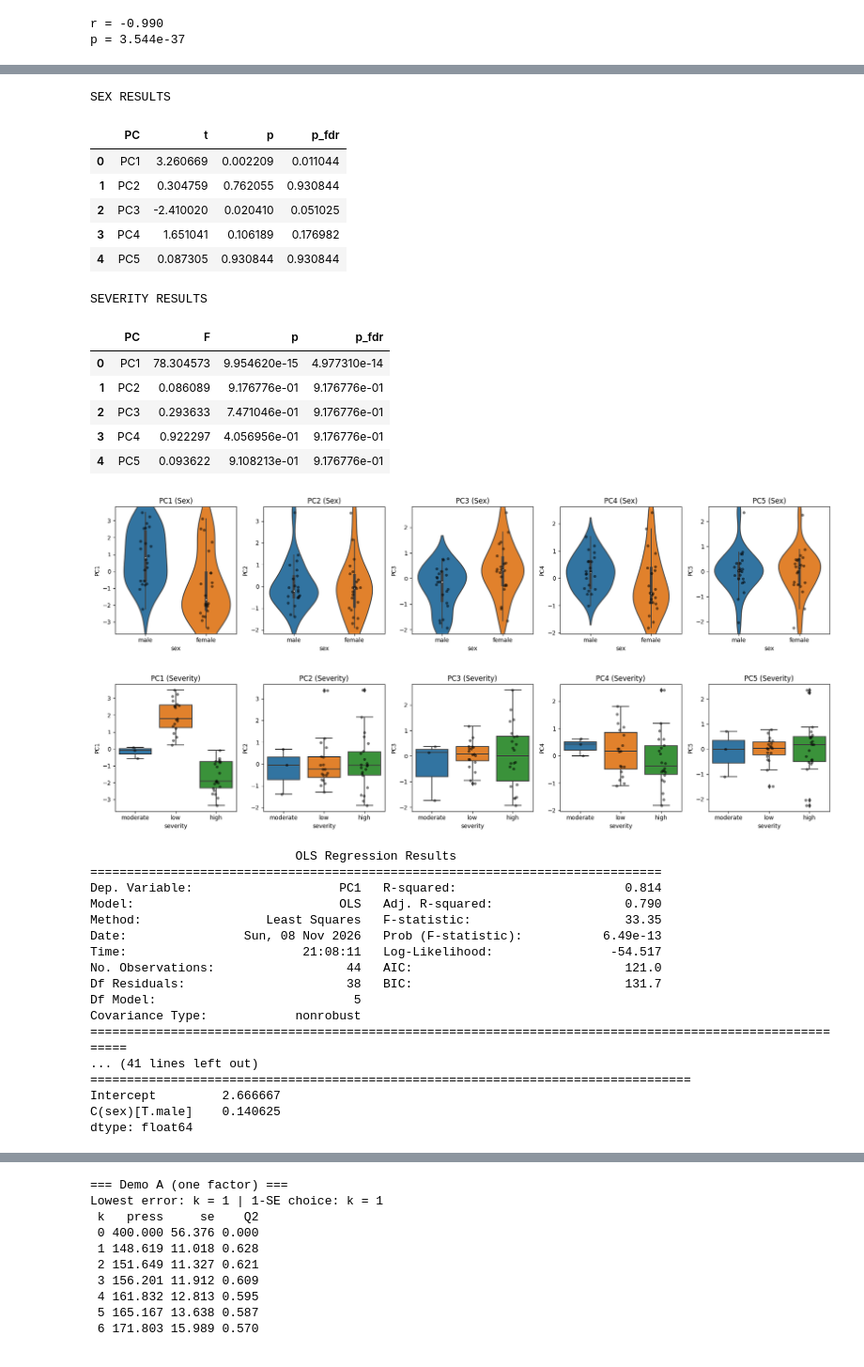
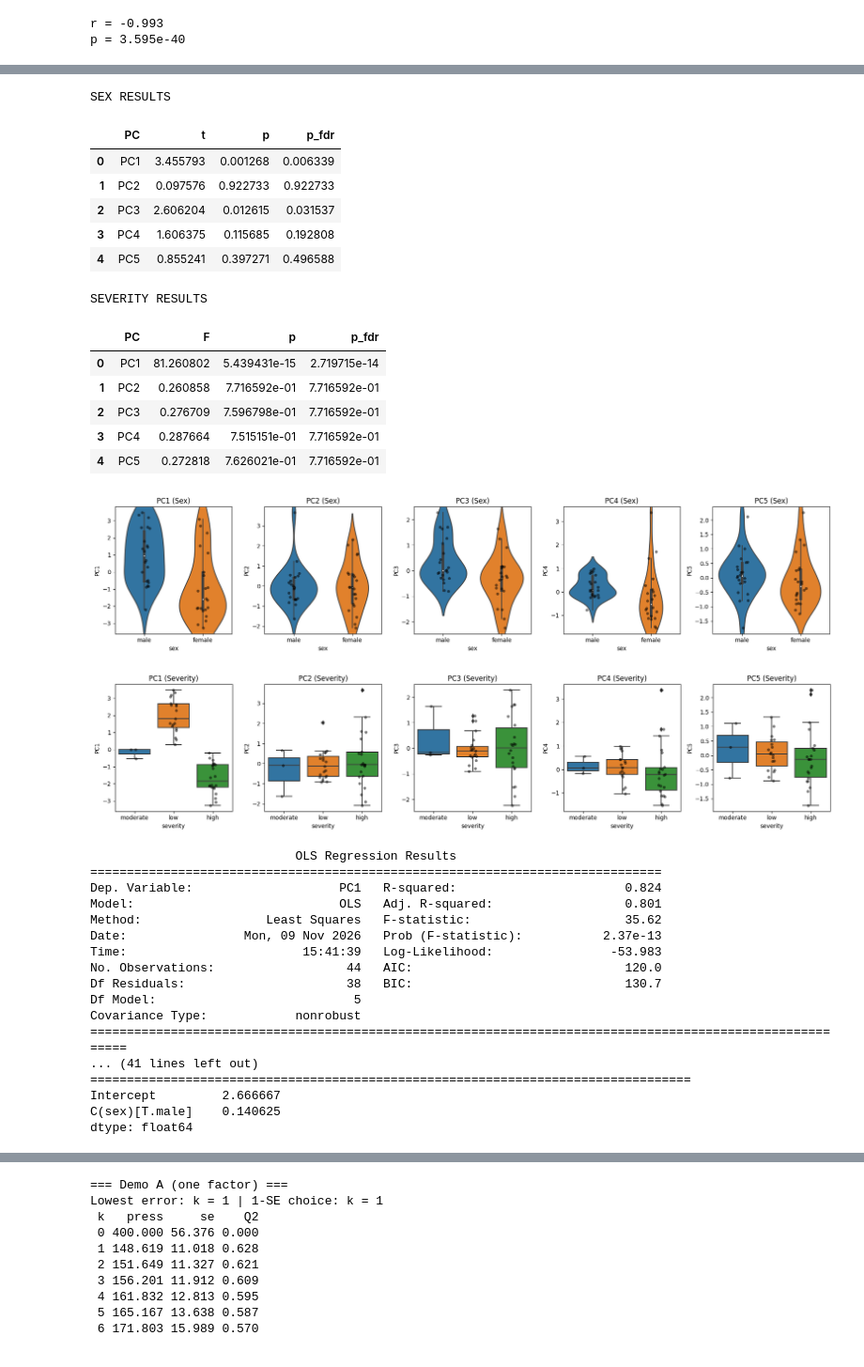
Before and after one commit to acwhitebirch/Whitebirch_python, a Jupyter notebook: pca.ipynb, the cells around one changed output, grey strips where cells are left out. Shown at 94% size. Drawn from its saved outputs; the diff is of its cells as text; code cells hidden in the pictures.

```diff
--- a/pca.ipynb
+++ b/pca.ipynb
@@ -22,7 +22,7 @@ from adjustText import adjust_text
 # %%
 # import the spreadsheet of z-scored behavioral metrics
 
-df = pd.read_excel(r"/Users/awhitebirch/Desktop/Ferguson_Lab/behavior/PCA/severity_classification_metrics_zscores_n44_09.16.26.xlsx")
+df = pd.read_excel(r"/Users/awhitebirch/Desktop/Ferguson_Lab/behavior/PCA/severity_classification_metrics_zscores_n44_11.09.26.xlsx")
 
 #display(df)
 
@@ -277,6 +277,15 @@ linear_model = smf.ols("PC1 ~ C(sex) * C(severity)", data=pc_df).fit()
 print(linear_model.summary())
 print(linear_model.pvalues)
 
+
+'''
+
+
+linear_model = smf.ols("PC1 ~ C(sex)", data=pc_df).fit()
+print(linear_model.summary())
+print(linear_model.pvalues)
+'''
+
 smf.ols("PC2 ~ C(sex) * C(severity)", data=pc_df).fit().summary()
 
 
@@ -311,2 +320,2 @@ print(np.exp(model.params))
-r = -0.990
-p = 3.544e-37
+r = -0.993
+p = 3.595e-40
@@ -316,28 +325,28 @@ p = 3.544e-37
 SEX RESULTS
 |  | PC | t | p | p_fdr |
-| 0 | PC1 | 3.260669 | 0.002209 | 0.011044 |
-| 1 | PC2 | 0.304759 | 0.762055 | 0.930844 |
-| 2 | PC3 | -2.410020 | 0.020410 | 0.051025 |
-| 3 | PC4 | 1.651041 | 0.106189 | 0.176982 |
-| 4 | PC5 | 0.087305 | 0.930844 | 0.930844 |
+| 0 | PC1 | 3.455793 | 0.001268 | 0.006339 |
+| 1 | PC2 | 0.097576 | 0.922733 | 0.922733 |
+| 2 | PC3 | 2.606204 | 0.012615 | 0.031537 |
+| 3 | PC4 | 1.606375 | 0.115685 | 0.192808 |
+| 4 | PC5 | 0.855241 | 0.397271 | 0.496588 |
 SEVERITY RESULTS
 |  | PC | F | p | p_fdr |
-| 0 | PC1 | 78.304573 | 9.954620e-15 | 4.977310e-14 |
-| 1 | PC2 | 0.086089 | 9.176776e-01 | 9.176776e-01 |
-| 2 | PC3 | 0.293633 | 7.471046e-01 | 9.176776e-01 |
-| 3 | PC4 | 0.922297 | 4.056956e-01 | 9.176776e-01 |
-| 4 | PC5 | 0.093622 | 9.108213e-01 | 9.176776e-01 |
+| 0 | PC1 | 81.260802 | 5.439431e-15 | 2.719715e-14 |
+| 1 | PC2 | 0.260858 | 7.716592e-01 | 7.716592e-01 |
+| 2 | PC3 | 0.276709 | 7.596798e-01 | 7.716592e-01 |
+| 3 | PC4 | 0.287664 | 7.515151e-01 | 7.716592e-01 |
+| 4 | PC5 | 0.272818 | 7.626021e-01 | 7.716592e-01 |
-[figure, old version]
+[figure, new version]
-[figure, old version]
+[figure, new version]
                             OLS Regression Results
 ==============================================================================
-Dep. Variable:                    PC1   R-squared:                       0.814
-Model:                            OLS   Adj. R-squared:                  0.790
-Method:                 Least Squares   F-statistic:                     33.35
-Date:                Sun, 08 Nov 2026   Prob (F-statistic):           6.49e-13
-Time:                        21:08:11   Log-Likelihood:                -54.517
-No. Observations:                  44   AIC:                             121.0
-Df Residuals:                      38   BIC:                             131.7
+Dep. Variable:                    PC1   R-squared:                       0.824
+Model:                            OLS   Adj. R-squared:                  0.801
+Method:                 Least Squares   F-statistic:                     35.62
+Date:                Mon, 09 Nov 2026   Prob (F-statistic):           2.37e-13
+Time:                        15:41:39   Log-Likelihood:                -53.983
+No. Observations:                  44   AIC:                             120.0
+Df Residuals:                      38   BIC:                             130.7
 Df Model:                           5
 Covariance Type:            nonrobust
 ==========================================================================================================
```
Also changed, not shown: parts of 4 cells of this notebook, 1 other file.
